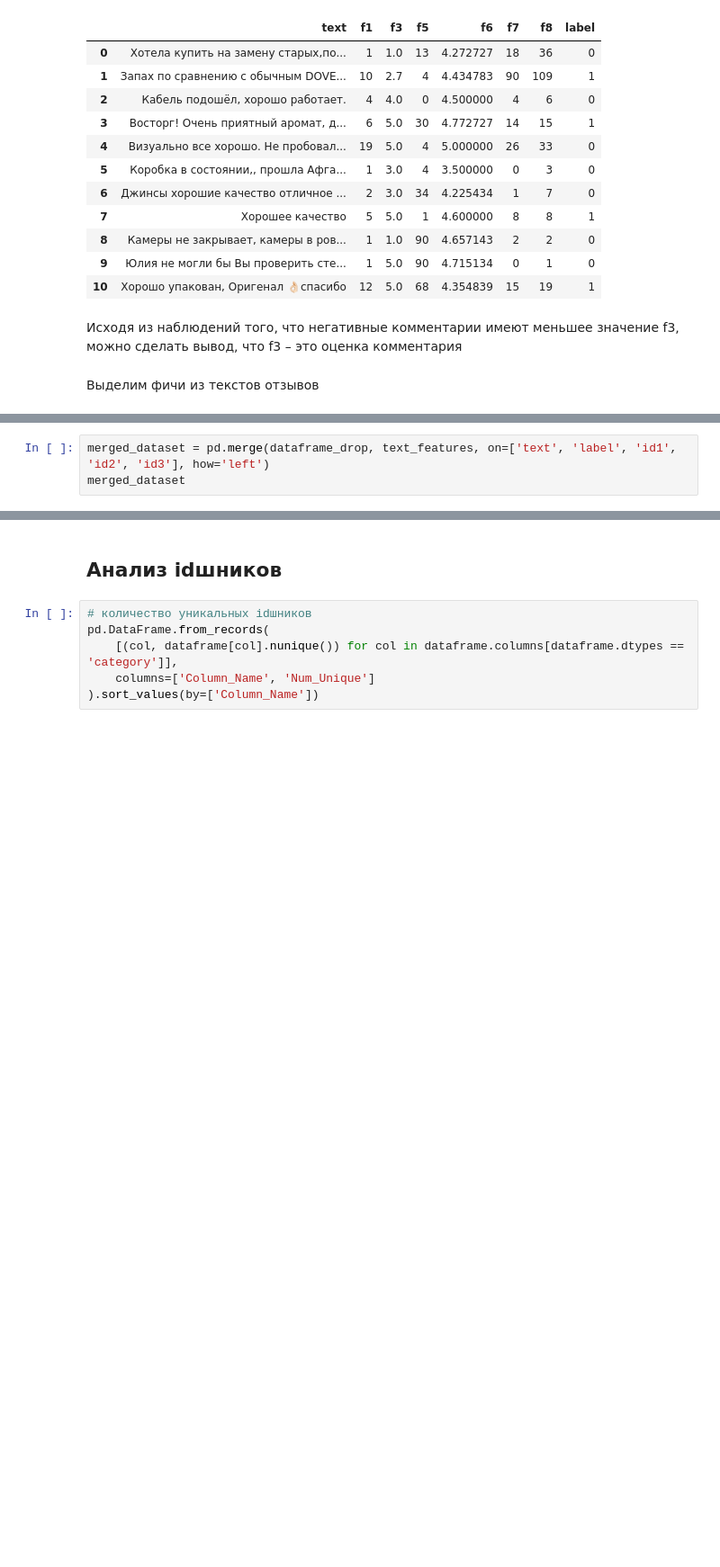
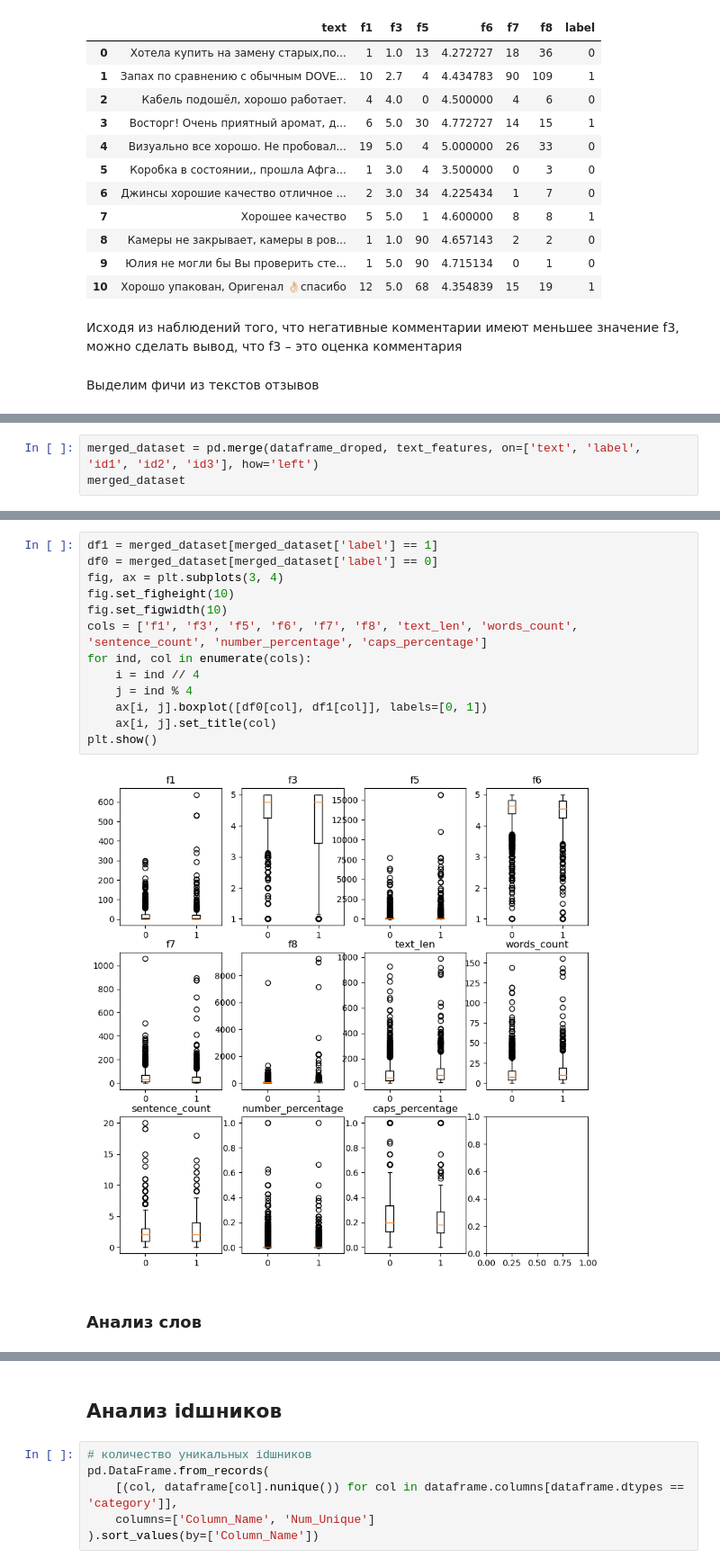
Before and after one commit to BuldakovN/WB, a Jupyter notebook: WB.ipynb, the cells around one changed output, grey strips where cells are left out. Shown: that part at 90% size. Cells and saved outputs as stored; diff of their text form; blank space fills up the shorter version.

Commit message:
Анализ текста. Baseline

```diff
--- a/WB.ipynb
+++ b/WB.ipynb
@@ -228,5 +225,5 @@ dataframe_drop.shape, text_features.shape
 # %%
-merged_dataset = pd.merge(dataframe_drop, text_features, on=['text', 'label', 'id1', 'id2', 'id3'], how='left')
+merged_dataset = pd.merge(dataframe_droped, text_features, on=['text', 'label', 'id1', 'id2', 'id3'], how='left')
 merged_dataset
 # %% [output]
 |  | id1 | id2 | id3 | text | f1 | f3 | f5 | f6 | f7 | f8 | label | ... |
@@ -244,0 +242,17 @@ merged_dataset
+# %%
+df1 = merged_dataset[merged_dataset['label'] == 1]
+df0 = merged_dataset[merged_dataset['label'] == 0]
+fig, ax = plt.subplots(3, 4)
+fig.set_figheight(10)
+fig.set_figwidth(10)
+cols = ['f1', 'f3', 'f5', 'f6', 'f7', 'f8', 'text_len',	'words_count',	'sentence_count', 'number_percentage', 'caps_percentage']
+for ind, col in enumerate(cols):
+    i = ind // 4
+    j = ind % 4
+    ax[i, j].boxplot([df0[col], df1[col]], labels=[0, 1])
+    ax[i, j].set_title(col)
+plt.show()
+# %% [output]
+[figure, added]
+# %% [markdown]
+### Анализ слов
```
Also changed, not shown: parts of 37 cells of this notebook, 9 other files.
